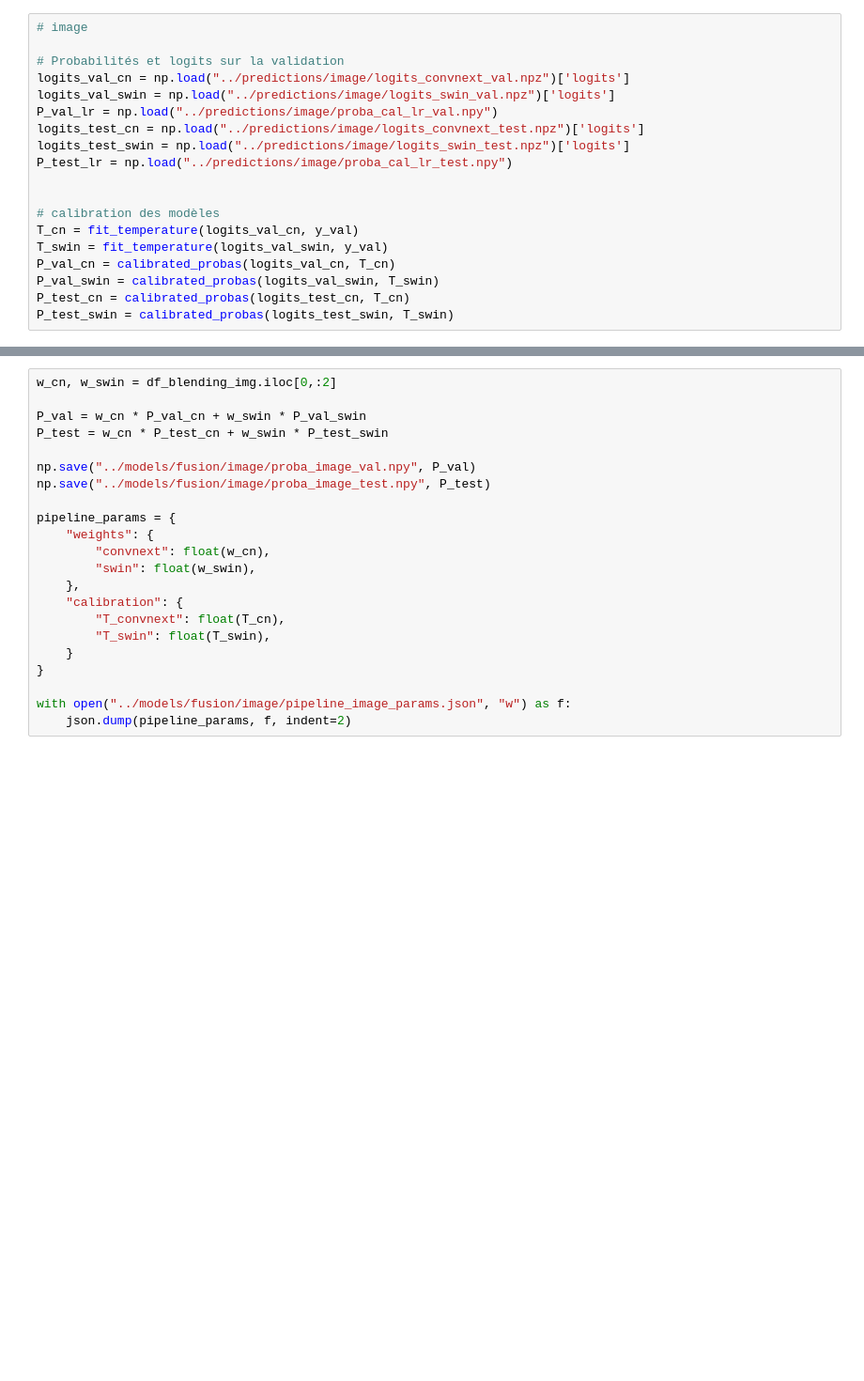
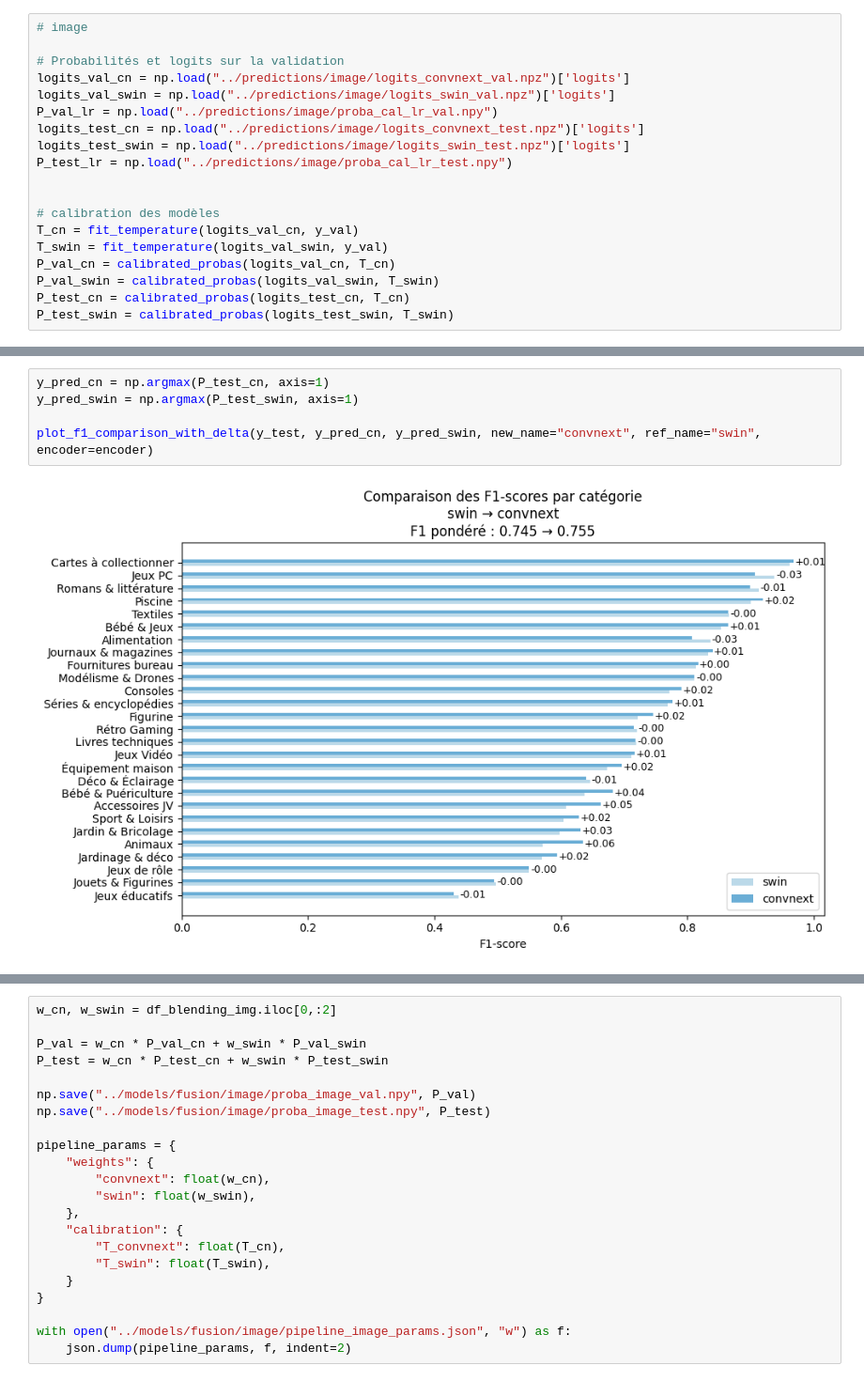
Before and after one commit to beautiful-pixel/DS_rakuten, a Jupyter notebook: notebooks/image_xxx_fusion.ipynb, the cells around one changed output, grey strips where cells are left out. Shown at 94% size. Cells and saved outputs as stored; diff of their text form; blank space fills up the shorter version.

```diff
--- a/notebooks/image_xxx_fusion.ipynb
+++ b/notebooks/image_xxx_fusion.ipynb
@@ -110,0 +96,7 @@ df_blending_img.round(4)
+# %%
+y_pred_cn = np.argmax(P_test_cn, axis=1)
+y_pred_swin = np.argmax(P_test_swin, axis=1)
+
+plot_f1_comparison_with_delta(y_test, y_pred_cn, y_pred_swin, new_name="convnext", ref_name="swin", encoder=encoder)
+# %% [output]
+[figure, added]
```
Also changed, not shown: parts of 14 cells of this notebook, 44 other files.
